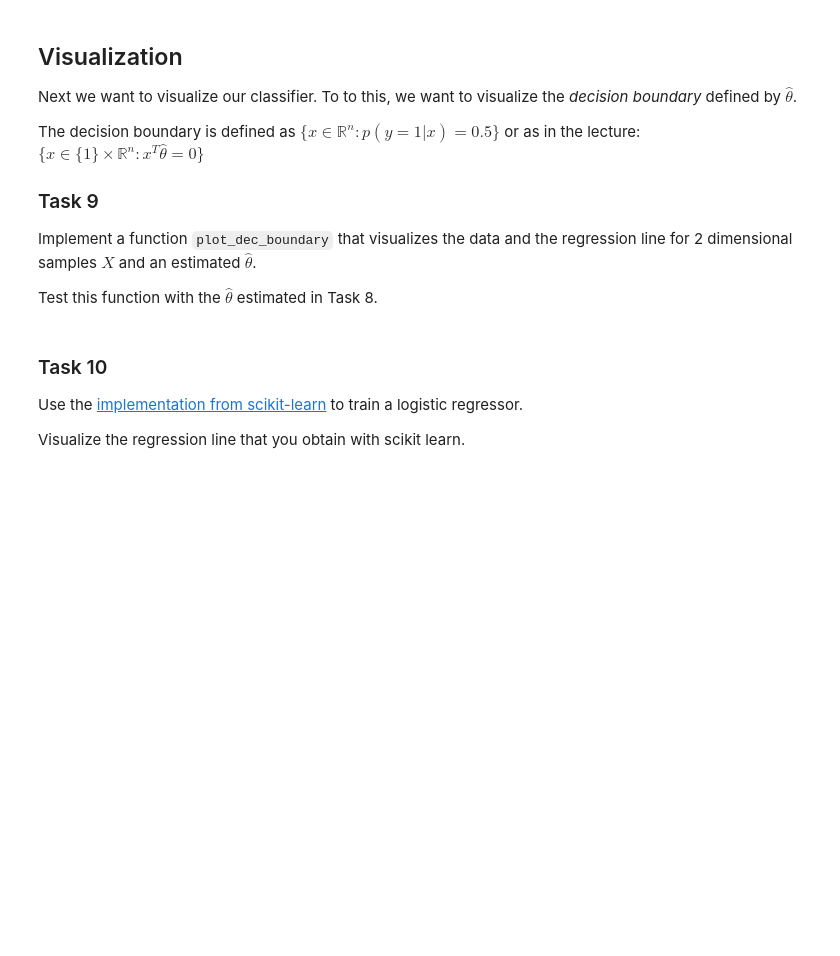
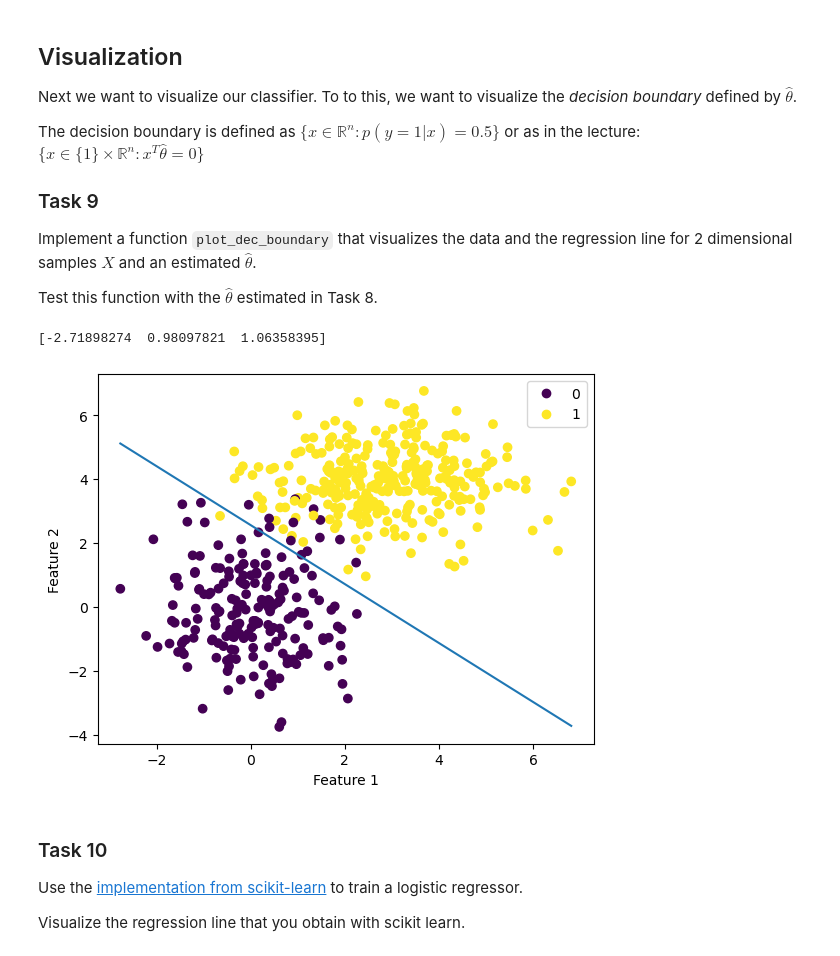
Before and after one commit to BohdanBabii/Optimization_for_machine_learning_lab, a Jupyter notebook: 03_Logistic_Regression/03_Logistic_Regression.ipynb, the cells around one changed output. Drawn from its saved outputs; the diff is of its cells as text; code cells hidden in the pictures; blank space fills up the shorter version.

```diff
--- a/03_Logistic_Regression/03_Logistic_Regression.ipynb
+++ b/03_Logistic_Regression/03_Logistic_Regression.ipynb
@@ -401,11 +434,18 @@ So far, we used the whole dataset for fitting the `LogReg` class.
 - Fit the Logistic Regression model on the trainset and calculate the final accuracies on the train and testset.
 - Experiment with the hyperparameters for fit, to get a good result.
 # %%
+from sklearn.model_selection import train_test_split
+
 # TODO: Split data into train and test data
+x_train, x_test, y_train, y_test = train_test_split(x_prepared, y, test_size=0.25, random_state=42)
 
 # TODO: apply logistic regression
+regressor = LogisticRegressor(max_iterations=5000, learn_rate=0.01, epsilon=1e-6)
+regressor.fit(x_train, y_train)
 
 # TODO: determine train and test accuracy
+train_accuracy = np.mean(regressor.predict(x_train) == y_train)
+test_accuracy = np.mean(regressor.predict(x_test) == y_test)
 # %% [markdown]
 ## Visualization
 
@@ -425,24 +465,37 @@ Implement a function `plot_dec_boundary` that visualizes the data and the regres
 
 Test this function with the $\hat{\theta}$ estimated in Task 8.
 # %%
-def plot_dec_boundary(x: npt.NDArray, y: npt.NDArray, theta: npt.NDArray):
+def plot_dec_boundary(x1: npt.NDArray, x2: npt.NDArray, y: npt.NDArray, theta: npt.NDArray):
     """Plots the decision boundary for 2D logistic regression task.
 
     Parameters
     ----------
     x : npt.NDArray
         Matrix with datapoints as rows (m x 2).
     y : npt.NDArray
         Vector of true labels (m).
     theta : npt.NDArray
         Parameter vector (3).
     """
 
     # TODO: plot data and decision boundary
-    pass
+    scatter = plt.scatter(x1, x2, c=y)
+    x1= np.linspace(np.min(x[:, 1]), np.max(x[:, 1]), 100)
+    x2= -(theta[0] + theta[1]*x1)/theta[2]
+    plt.plot(x1, x2, label= "Decision Boundary")
+    plt.xlabel('Feature 1')
+    plt.ylabel('Feature 2')
+    plt.legend(*scatter.legend_elements())
+    plt.show()
 
 
 # TODO: visualize the decision boundary you learned
+regressor.fit(x, y)
+print(regressor.theta)
+plot_dec_boundary(x[:, 1], x[:, 2], y, regressor.theta)
+# %% [output]
+[-2.71898274  0.98097821  1.06358395]
+[figure, added]
 # %% [markdown]
 ### Task 10
 
```
Also changed, not shown: parts of 5 cells of this notebook.
